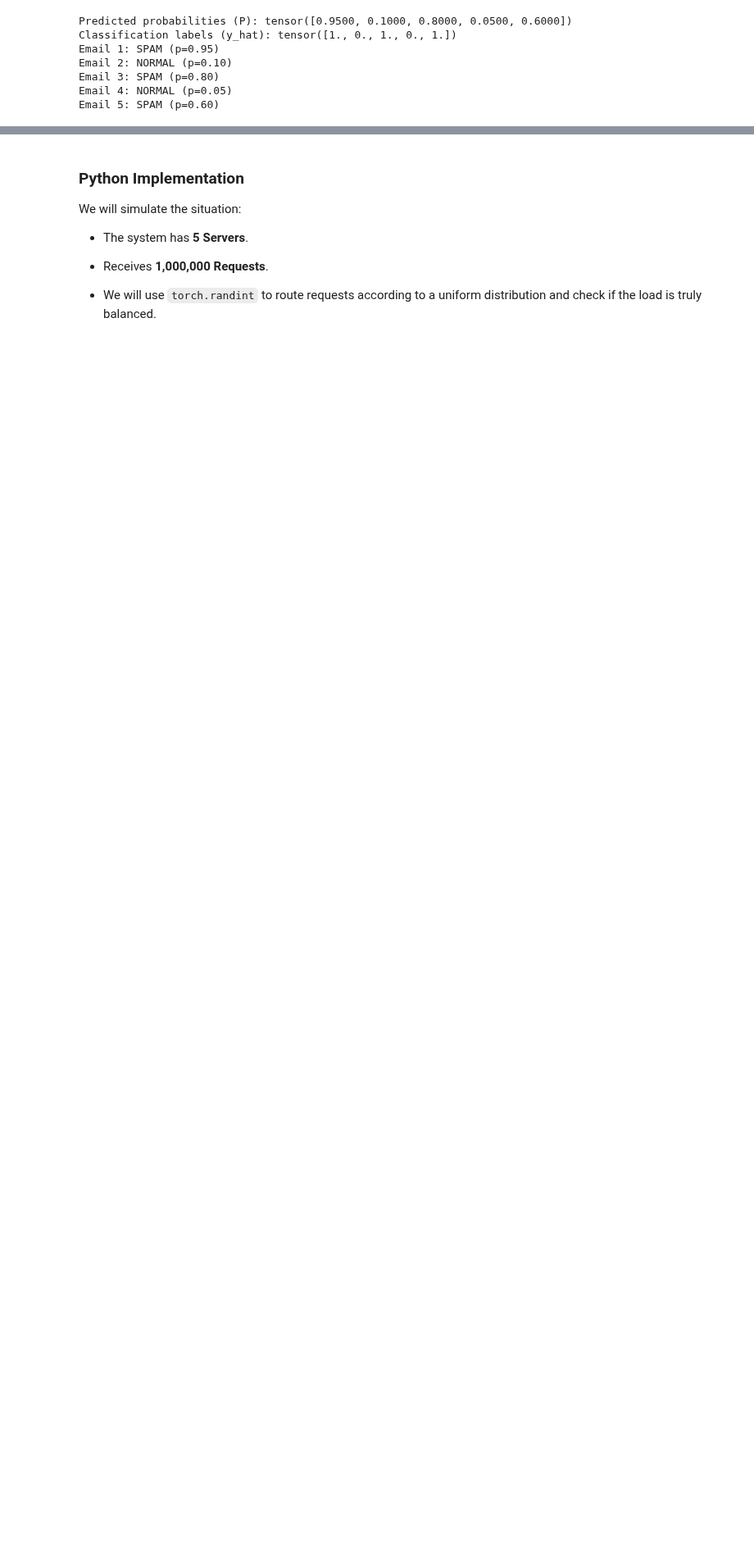
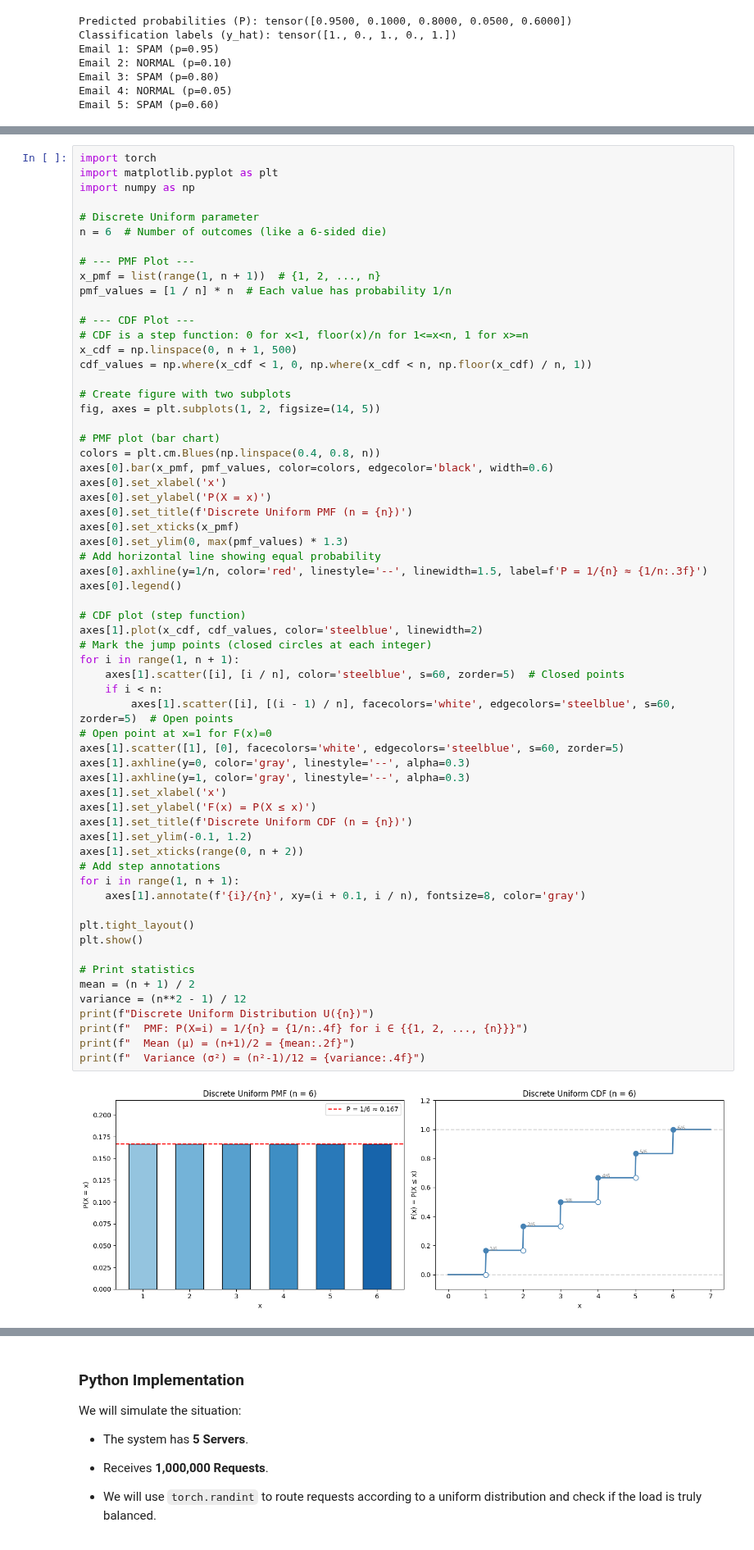
Before and after one commit to vu42/math-co5097-assignment-group-10, a Jupyter notebook: notebooks/distributions.ipynb, the cells around one changed output, grey strips where cells are left out. Shown at 82% size. Saved outputs shown, nothing was run; the diff lists cells and outputs as text; blank space fills up the shorter version.

Commit message:
add discrete uniform graph

```diff
--- a/notebooks/distributions.ipynb
+++ b/notebooks/distributions.ipynb
@@ -387,0 +292,64 @@ This is exactly a random variable following the **Discrete Uniform** $U(n)$ dist
+# %%
+import torch
+import matplotlib.pyplot as plt
+import numpy as np
+
+# Discrete Uniform parameter
+n = 6  # Number of outcomes (like a 6-sided die)
+
+# --- PMF Plot ---
+x_pmf = list(range(1, n + 1))  # {1, 2, ..., n}
+pmf_values = [1 / n] * n  # Each value has probability 1/n
+
+# --- CDF Plot ---
+# CDF is a step function: 0 for x<1, floor(x)/n for 1<=x<n, 1 for x>=n
+x_cdf = np.linspace(0, n + 1, 500)
+cdf_values = np.where(x_cdf < 1, 0, np.where(x_cdf < n, np.floor(x_cdf) / n, 1))
+
+# Create figure with two subplots
+fig, axes = plt.subplots(1, 2, figsize=(14, 5))
+
+# PMF plot (bar chart)
+colors = plt.cm.Blues(np.linspace(0.4, 0.8, n))
+axes[0].bar(x_pmf, pmf_values, color=colors, edgecolor='black', width=0.6)
+axes[0].set_xlabel('x')
+axes[0].set_ylabel('P(X = x)')
+axes[0].set_title(f'Discrete Uniform PMF (n = {n})')
+axes[0].set_xticks(x_pmf)
+axes[0].set_ylim(0, max(pmf_values) * 1.3)
+# Add horizontal line showing equal probability
+axes[0].axhline(y=1/n, color='red', linestyle='--', linewidth=1.5, label=f'P = 1/{n} ≈ {1/n:.3f}')
+axes[0].legend()
+
+# CDF plot (step function)
+axes[1].plot(x_cdf, cdf_values, color='steelblue', linewidth=2)
+# Mark the jump points (closed circles at each integer)
+for i in range(1, n + 1):
+    axes[1].scatter([i], [i / n], color='steelblue', s=60, zorder=5)  # Closed points
+    if i < n:
+        axes[1].scatter([i], [(i - 1) / n], facecolors='white', edgecolors='steelblue', s=60, zorder=5)  # Open points
+# Open point at x=1 for F(x)=0
+axes[1].scatter([1], [0], facecolors='white', edgecolors='steelblue', s=60, zorder=5)
+axes[1].axhline(y=0, color='gray', linestyle='--', alpha=0.3)
+axes[1].axhline(y=1, color='gray', linestyle='--', alpha=0.3)
+axes[1].set_xlabel('x')
+axes[1].set_ylabel('F(x) = P(X ≤ x)')
+axes[1].set_title(f'Discrete Uniform CDF (n = {n})')
+axes[1].set_ylim(-0.1, 1.2)
+axes[1].set_xticks(range(0, n + 2))
+# Add step annotations
+for i in range(1, n + 1):
+    axes[1].annotate(f'{i}/{n}', xy=(i + 0.1, i / n), fontsize=8, color='gray')
+
+plt.tight_layout()
+plt.show()
+
+# Print statistics
+mean = (n + 1) / 2
+variance = (n**2 - 1) / 12
+print(f"Discrete Uniform Distribution U({n})")
+print(f"  PMF: P(X=i) = 1/{n} = {1/n:.4f} for i ∈ {{1, 2, ..., {n}}}")
+print(f"  Mean (μ) = (n+1)/2 = {mean:.2f}")
+print(f"  Variance (σ²) = (n²-1)/12 = {variance:.4f}")
+# %% [output]
+[figure, added]
```
Also changed, not shown: parts of 5 cells of this notebook, 1 other file.
